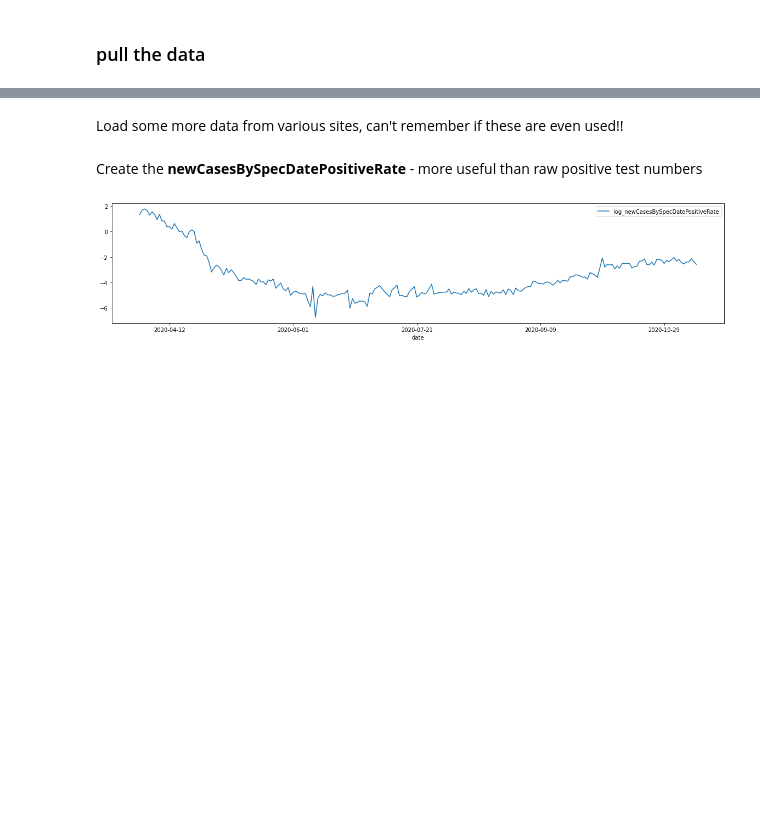
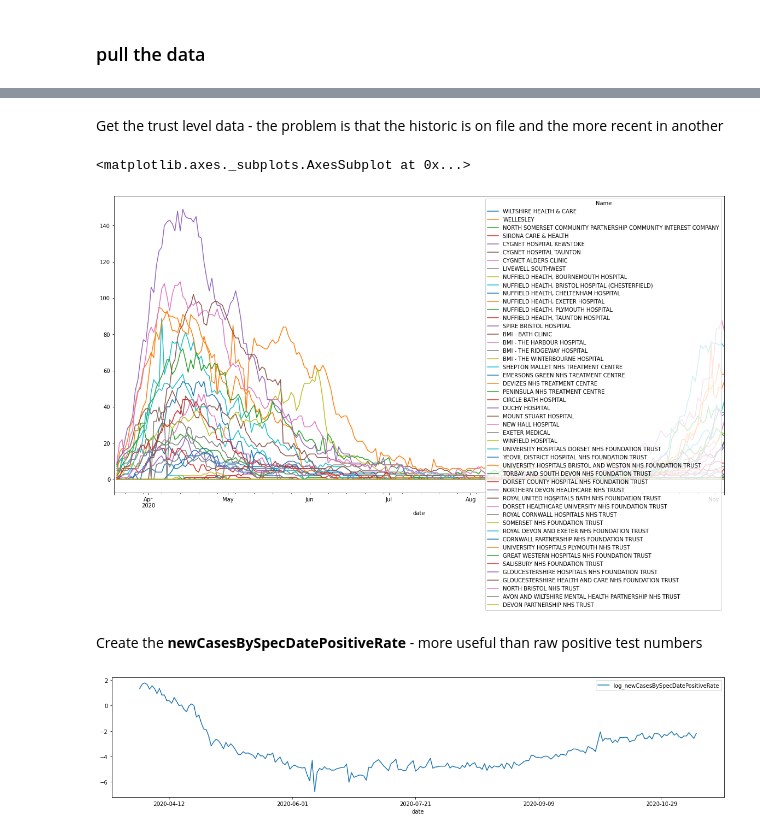
Before and after one commit to SamHollings/covid19_analysis, a Jupyter notebook: Cambridge_CPAS_paper.ipynb, the cells around one changed output, grey strips where cells are left out. Drawn from its saved outputs; the diff is of its cells as text; code cells hidden in the pictures; blank space fills up the shorter version.

```diff
--- a/Cambridge_CPAS_paper.ipynb
+++ b/Cambridge_CPAS_paper.ipynb
@@ -71,3 +75 @@ areaType=region page 1: https://api.coronavirus.data.gov.uk/v1/data?filters=area
 areaType=region page 2: https://api.coronavirus.data.gov.uk/v1/data?filters=areaType%3Dregion&structure=%7B%22date%22%3A%22date%22%2C%22areatype%22%3A%22areaType%22%2C%22name%22%3A%22areaName%22%2C%22 ...
-# %% [markdown]
-Load some more data from various sites, can't remember if these are even used!!
@@ -82,3 +76,15 @@ weekly_admissions_list = ["201029"]
+# %% [markdown]
+Get the trust level data - the problem is that the historic is on file and the more recent in another
+# %%
+weekly_trust_url = "https://www.england.nhs.uk/statistics/wp-content/uploads/sites/2/2020/11/Weekly-covid-admissions-and-beds-publication-201112-1.xlsx"
+monthly_trust_url="https://www.england.nhs.uk/statistics/wp-content/uploads/sites/2/2020/11/Covid-Publication-12-11-2020_v4-CB.xlsx"
+df_nhse_weekly_covid19_admissions = covid_data.nhse_weekly_covid19_admissions_excel(weekly_admissions_url=weekly_trust_url)
+df_nhse_monthly_covid19_admissions_historic = covid_data.nhse_monthly_covid19_admissions_historic_excel(url=monthly_trust_url)
+# %%
+df_nhse_monthly_covid19_admissions_historic.reset_index(['Code'],drop=True).loc['South West',:]['Total Beds Occupied Covid'].unstack(0).plot(figsize=(20,10))
+# %% [output]
+<matplotlib.axes._subplots.AxesSubplot at 0x...>
+[figure, added]
 # %% [markdown]
 Create the **newCasesBySpecDatePositiveRate** - more useful than raw positive test numbers
 # %%
```
Also changed, not shown: parts of 8 cells of this notebook.
